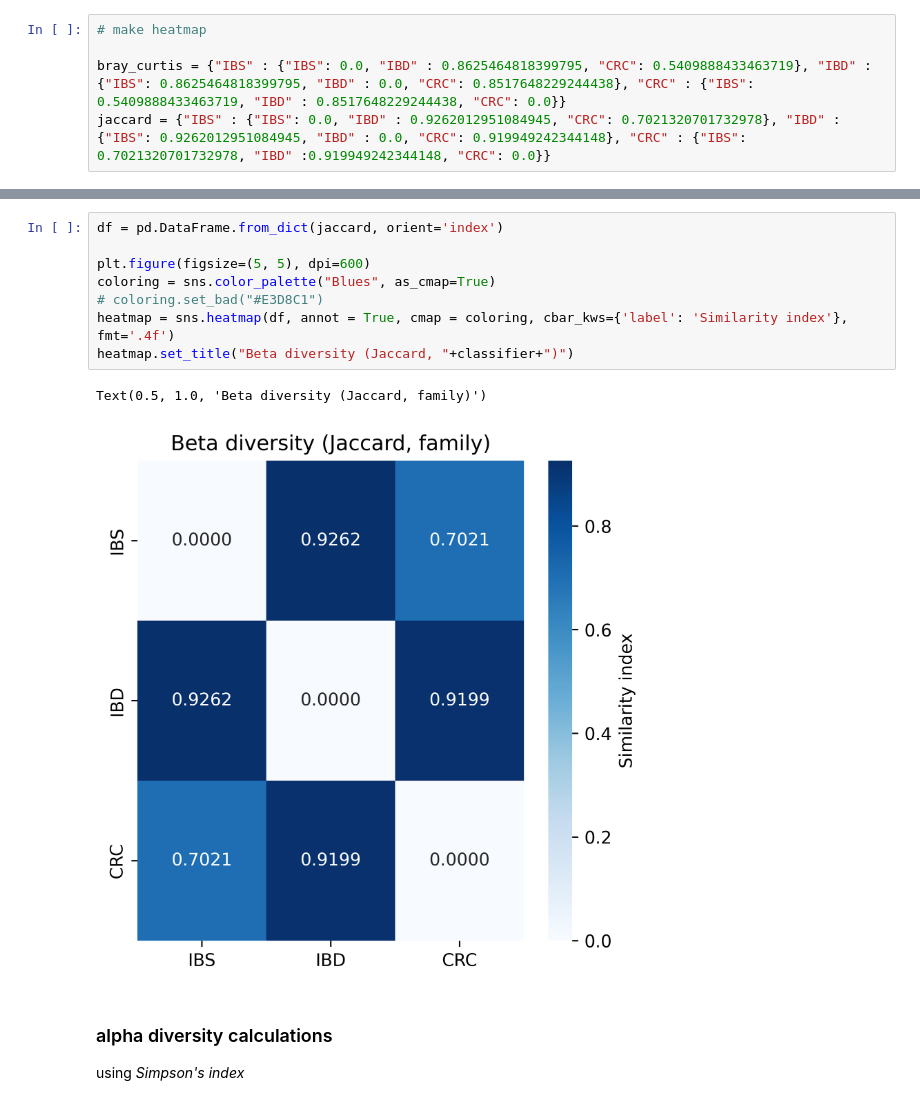
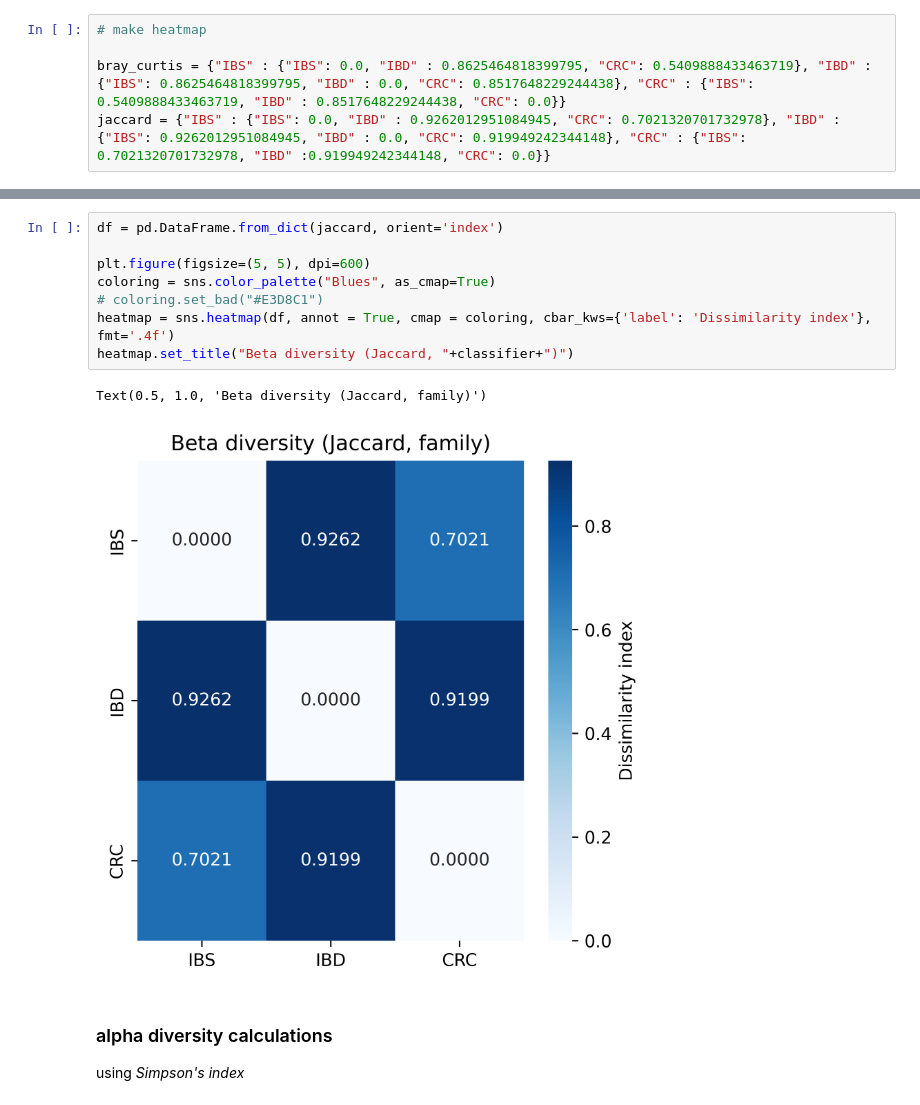
Before and after one commit to kaileyhh/ARRiVAL, a Jupyter notebook: analysis/biodiversity.ipynb, the cells around one changed output, grey strips where cells are left out. Saved outputs shown, nothing was run; the diff lists cells and outputs as text.

```diff
--- a/analysis/biodiversity.ipynb
+++ b/analysis/biodiversity.ipynb
@@ -105,14 +105,14 @@ Text(0.5, 1.0, 'Beta diversity (Bray-Curtis, family)')
 # %%
 df = pd.DataFrame.from_dict(jaccard, orient='index')
 
 plt.figure(figsize=(5, 5), dpi=600)
 coloring = sns.color_palette("Blues", as_cmap=True)
 # coloring.set_bad("#E3D8C1")
-heatmap = sns.heatmap(df, annot = True, cmap = coloring, cbar_kws={'label': 'Similarity index'}, fmt='.4f')
+heatmap = sns.heatmap(df, annot = True, cmap = coloring, cbar_kws={'label': 'Dissimilarity index'}, fmt='.4f')
 heatmap.set_title("Beta diversity (Jaccard, "+classifier+")")
 # %% [output]
 Text(0.5, 1.0, 'Beta diversity (Jaccard, family)')
-[figure, old version]
+[figure, new version]
 # %% [markdown]
 ### alpha diversity calculations
 using *Simpson's index*
```
Also changed, not shown: parts of 3 cells of this notebook, 29 other files.
